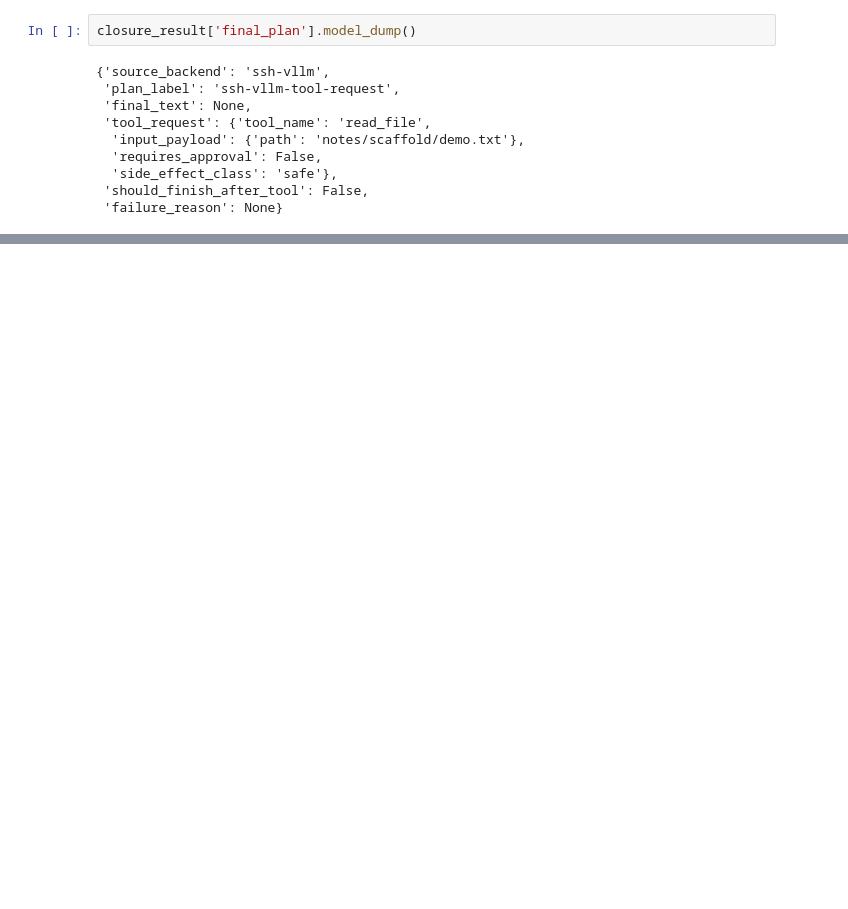
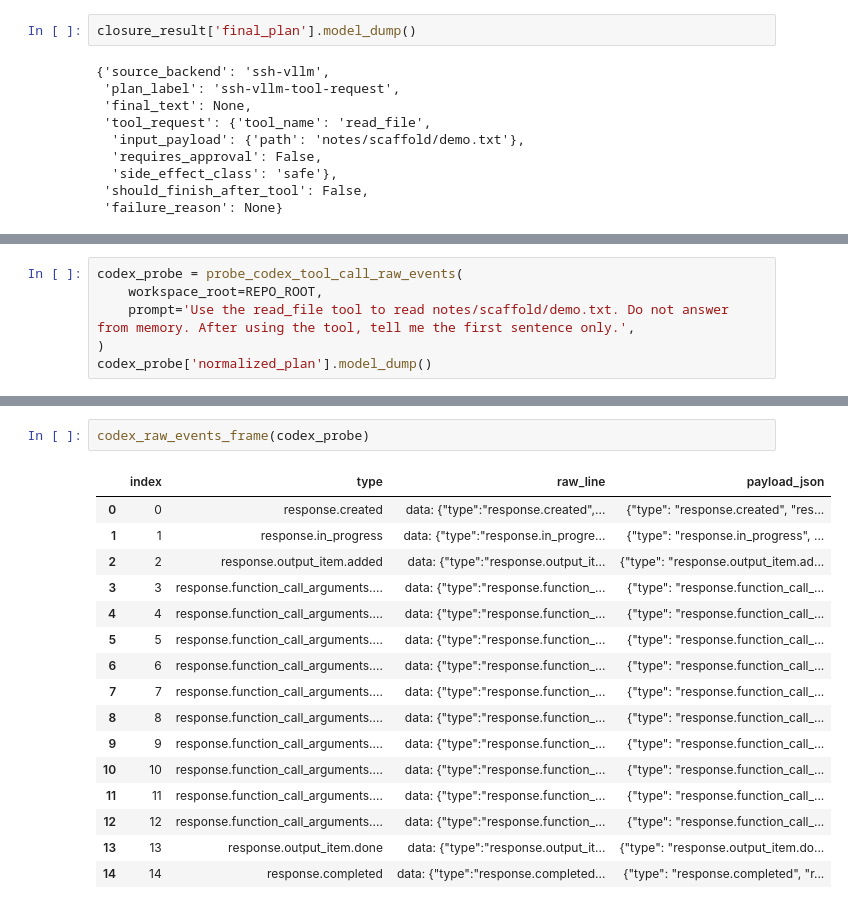
Before and after one commit to WeixinWang24/ORBIT, a Jupyter notebook: notebooks/providers/08_first_tool_call_session_demo.ipynb, the cells around one changed output, grey strips where cells are left out. Saved outputs shown, nothing was run; the diff lists cells and outputs as text; blank space fills up the shorter version.

```diff
--- a/notebooks/providers/08_first_tool_call_session_demo.ipynb
+++ b/notebooks/providers/08_first_tool_call_session_demo.ipynb
@@ -202,0 +285,6 @@ closure_result['final_plan'].model_dump()
+# %%
+codex_probe = probe_codex_tool_call_raw_events(
+    workspace_root=REPO_ROOT,
+    prompt='Use the read_file tool to read notes/scaffold/demo.txt. Do not answer from memory. After using the tool, tell me the first sentence only.',
+)
+codex_probe['normalized_plan'].model_dump()
@@ -202,0 +301,19 @@ closure_result['final_plan'].model_dump()
+# %%
+codex_raw_events_frame(codex_probe)
+# %% [output]
+|  | index | type | raw_line | payload_json |
+| 0 | 0 | response.created | data: {"type":"response.created",... | {"type": "response.created", "res... |
+| 1 | 1 | response.in_progress | data: {"type":"response.in_progre... | {"type": "response.in_progress", ... |
+| 2 | 2 | response.output_item.added | data: {"type":"response.output_it... | {"type": "response.output_item.ad... |
+| 3 | 3 | response.function_call_arguments.... | data: {"type":"response.function_... | {"type": "response.function_call_... |
+| 4 | 4 | response.function_call_arguments.... | data: {"type":"response.function_... | {"type": "response.function_call_... |
+| 5 | 5 | response.function_call_arguments.... | data: {"type":"response.function_... | {"type": "response.function_call_... |
+| 6 | 6 | response.function_call_arguments.... | data: {"type":"response.function_... | {"type": "response.function_call_... |
+| 7 | 7 | response.function_call_arguments.... | data: {"type":"response.function_... | {"type": "response.function_call_... |
+| 8 | 8 | response.function_call_arguments.... | data: {"type":"response.function_... | {"type": "response.function_call_... |
+| 9 | 9 | response.function_call_arguments.... | data: {"type":"response.function_... | {"type": "response.function_call_... |
+| 10 | 10 | response.function_call_arguments.... | data: {"type":"response.function_... | {"type": "response.function_call_... |
+| 11 | 11 | response.function_call_arguments.... | data: {"type":"response.function_... | {"type": "response.function_call_... |
+| 12 | 12 | response.function_call_arguments.... | data: {"type":"response.function_... | {"type": "response.function_call_... |
+| 13 | 13 | response.output_item.done | data: {"type":"response.output_it... | {"type": "response.output_item.do... |
+| 14 | 14 | response.completed | data: {"type":"response.completed... | {"type": "response.completed", "r... |
```
Also changed, not shown: parts of 21 cells of this notebook, 33 other files.
